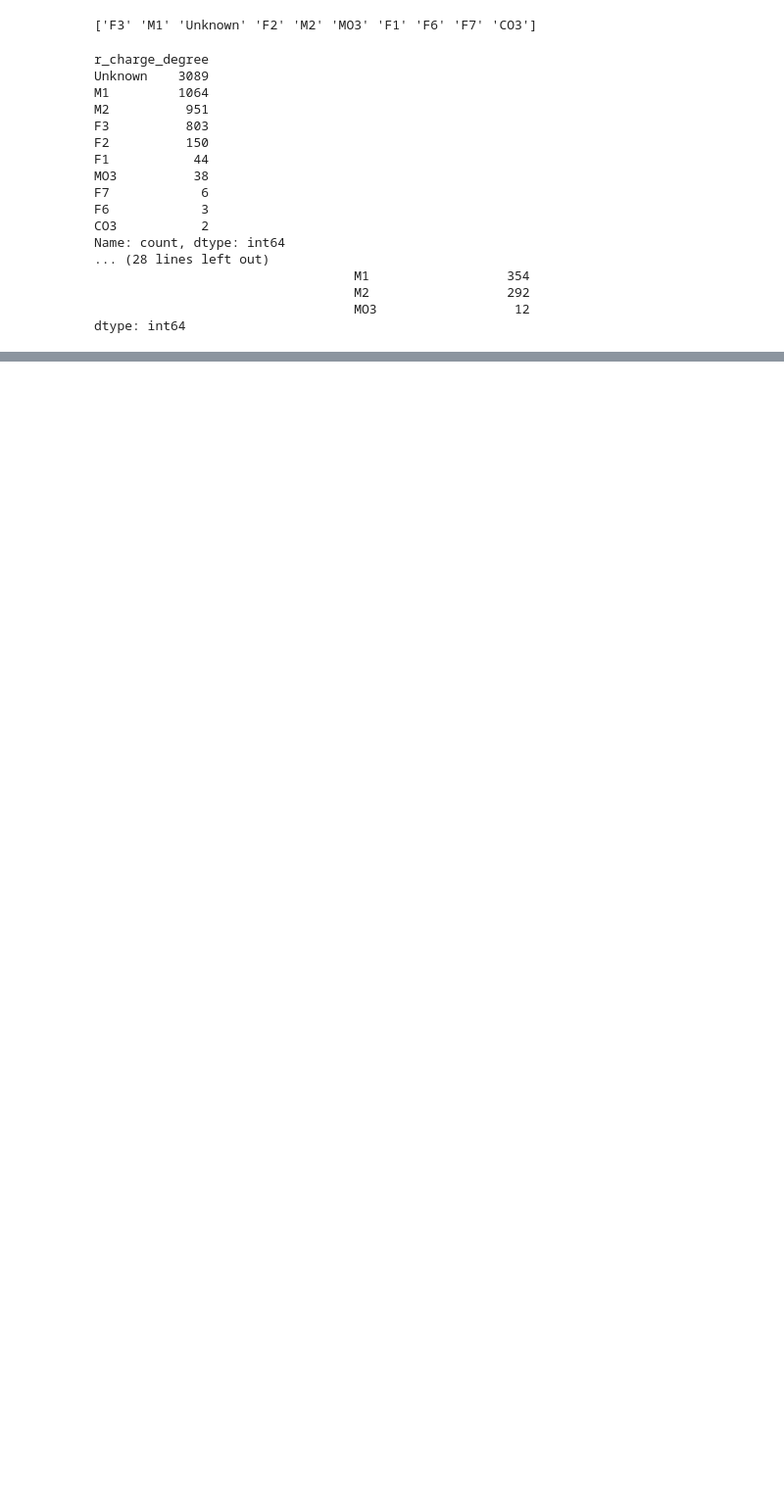
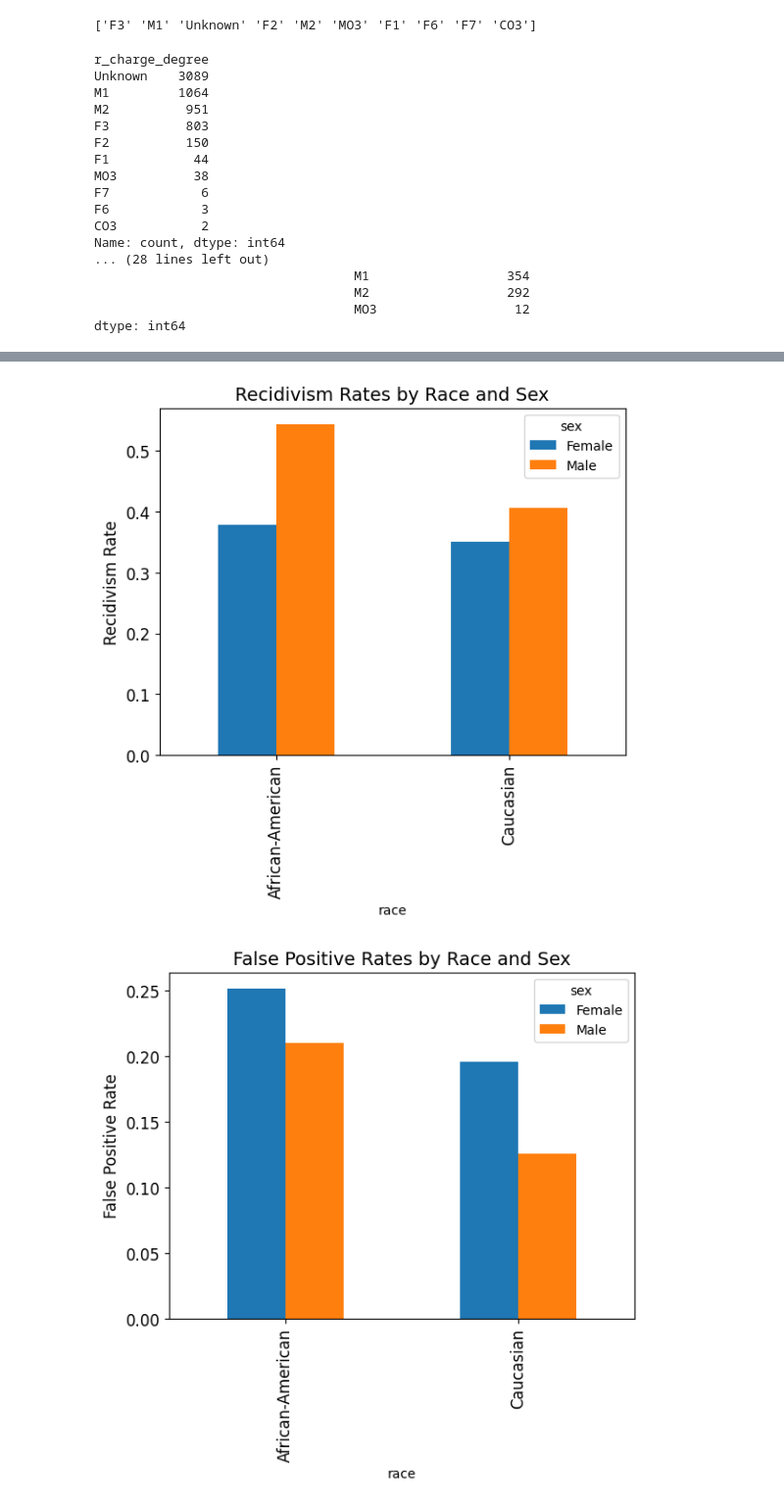
Before and after one commit to aavelinee/Bias-in-Recidivism-Prediction-Instruments, a Jupyter notebook: Fair_Prediction_with_Disparate_Impact_A_Study_of_Bias_in_Recidivism_Prediction_Instruments.ipynb, the cells around one changed output, grey strips where cells are left out. Shown: that part at 98% size. Drawn from its saved outputs; the diff is of its cells as text; code cells hidden in the pictures; blank space fills up the shorter version.

```diff
--- a/Fair_Prediction_with_Disparate_Impact_A_Study_of_Bias_in_Recidivism_Prediction_Instruments.ipynb
+++ b/Fair_Prediction_with_Disparate_Impact_A_Study_of_Bias_in_Recidivism_Prediction_Instruments.ipynb
@@ -205,0 +270,3 @@ plot_average_sentences(data, 'interpolation_sentence')
+# %%
+recidivism_rates = data.groupby(['race', 'sex'])['two_year_recid'].mean()
+print(recidivism_rates)
@@ -205,0 +294,5 @@ plot_average_sentences(data, 'interpolation_sentence')
+# %%
+def calculate_fpr(group):
+    return ((group['decile_score'] > 4) & (group['two_year_recid'] == 0)).mean()
+fpr = data.groupby(['race', 'sex']).apply(calculate_fpr)
+print(fpr)
@@ -205,0 +306,7 @@ plot_average_sentences(data, 'interpolation_sentence')
+# %%
+def calculate_fnr(group):
+    return ((group['decile_score'] <= 4) & (group['two_year_recid'] == 1)).mean()
+
+fnr = data.groupby(['race', 'sex']).apply(calculate_fnr)
+print("False Negative Rates:")
+print(fnr)
@@ -205,0 +321,27 @@ plot_average_sentences(data, 'interpolation_sentence')
+# %%
+# Recidivism rates
+recidivism_rates.unstack().plot(kind='bar')
+plt.title('Recidivism Rates by Race and Sex', fontsize=14)
+plt.ylabel('Recidivism Rate', fontsize=12)
+plt.xticks(fontsize=12)
+plt.yticks(fontsize=12)
+plt.show()
+
+# False Positive Rates
+fpr.unstack().plot(kind='bar')
+plt.title('False Positive Rates by Race and Sex', fontsize=14)
+plt.ylabel('False Positive Rate', fontsize=12)
+plt.xticks(fontsize=12)
+plt.yticks(fontsize=12)
+plt.show()
+
+# False Negative Rates
+fnr.unstack().plot(kind='bar')
+plt.title('False Negative Rates by Race and Sex', fontsize=14)
+plt.ylabel('False Negative Rate', fontsize=12)
+plt.xticks(fontsize=12)
+plt.yticks(fontsize=12)
+plt.show()
+# %% [output]
+[figure, added]
+[figure, added]
```
Also changed, not shown: parts of 26 cells of this notebook.
